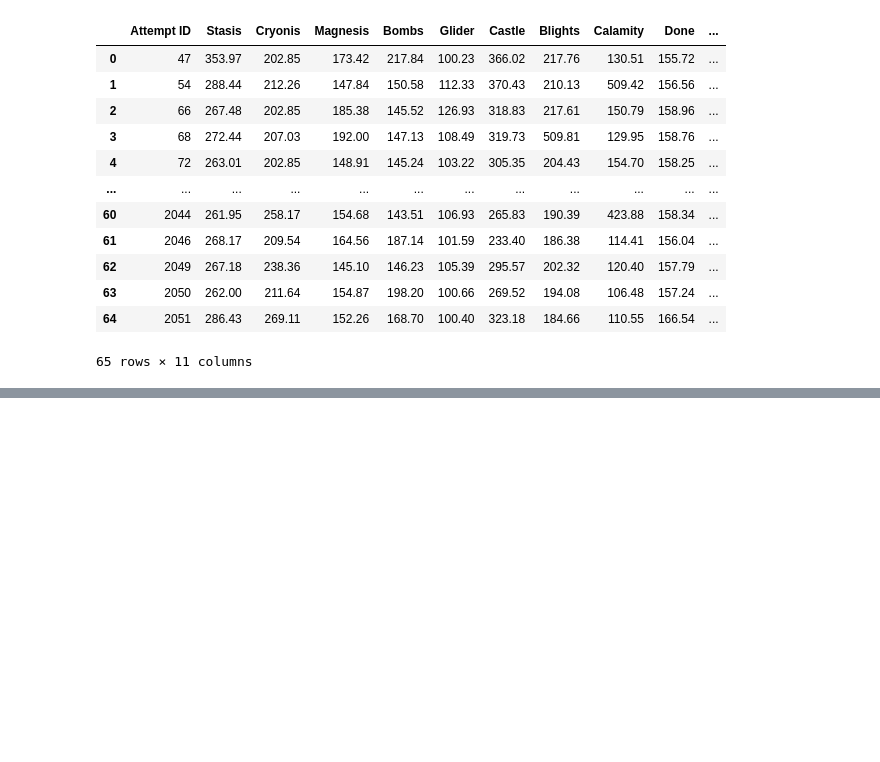
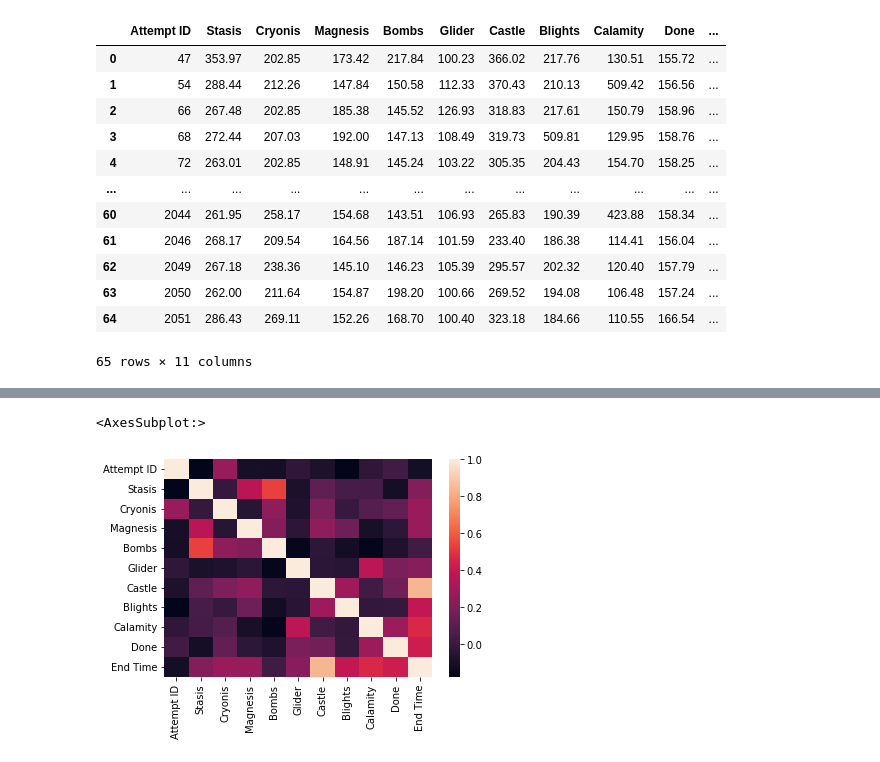
Before and after one commit to SlyZorua/botw-livesplit-attempt-analysis, a Jupyter notebook: data-science.ipynb, the cells around one changed output, grey strips where cells are left out. Saved outputs shown, nothing was run; the diff lists cells and outputs as text; code cells hidden in the pictures; blank space fills up the shorter version.

```diff
--- a/data-science.ipynb
+++ b/data-science.ipynb
@@ -288,0 +342,5 @@ df_segment_history_woNaN
+# %%
+sns.heatmap(df_segment_history_woNaN.corr())
+# %% [output]
+<AxesSubplot:>
+[figure, added]
```
Also changed, not shown: parts of 11 cells of this notebook.
